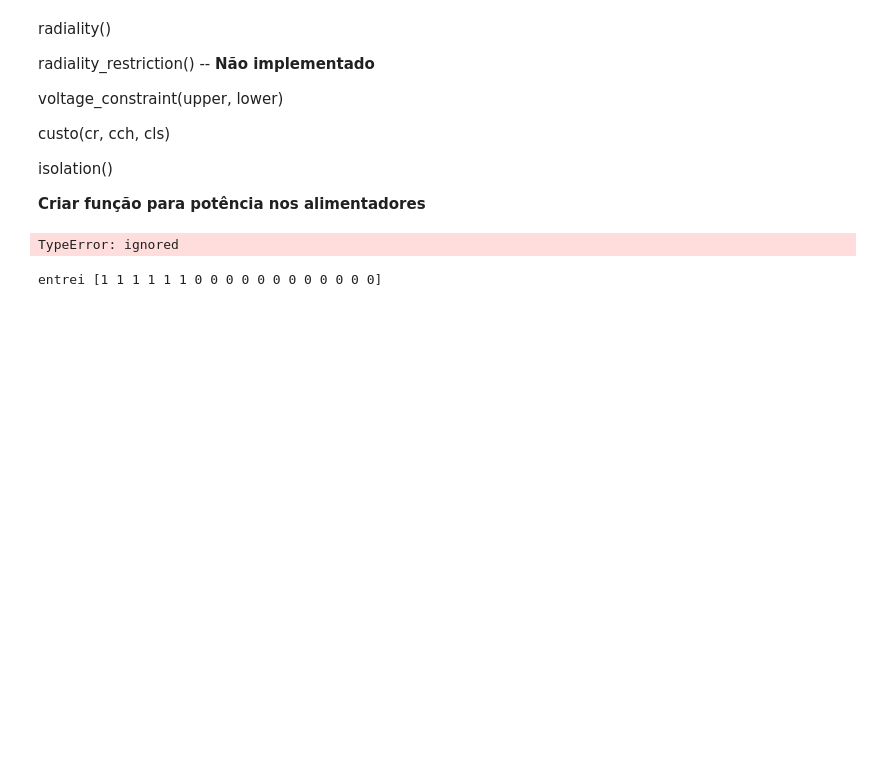
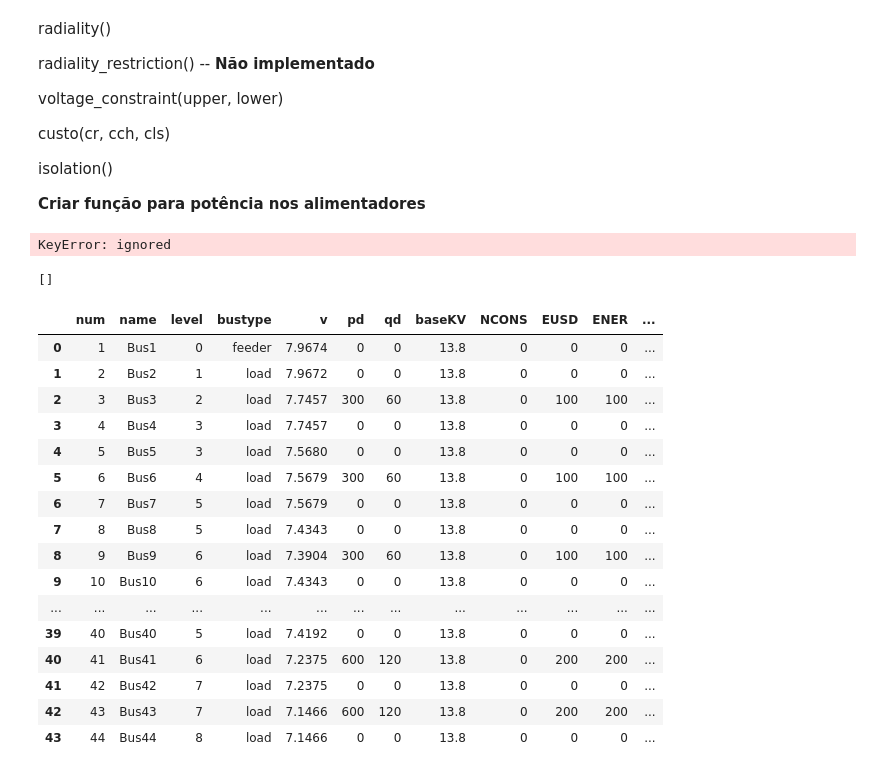
Before and after one commit to TeradaZenichi/dnotools, a Jupyter notebook: Fluxo_de_carga_radial.ipynb, the cells around one changed output. Drawn from its saved outputs; the diff is of its cells as text; code cells hidden in the pictures; blank space fills up the shorter version.

```diff
--- a/Fluxo_de_carga_radial.ipynb
+++ b/Fluxo_de_carga_radial.ipynb
@@ -291,13 +291,12 @@ isolation()
 par['zone_status'][9] = 1
 BTmax = 10        #argumento da função
 sol = np.zeros(len(swt), dtype=int)
+(radial, level, buslv, netlv, swtlv) = radiality()
 states()
-current_cost = custo(cr, cch, cls)
+best_cost = custo(cr, cch, cls)
 iter = 0
 bestiter = 0
 tabulist = list()
-# %% [output]
-TypeError: ignored
 # %%
 # Busca de soluções vizinhas
 for i in range(0,len(swt)):
@@ -310,19 +309,45 @@ for i in range(0,len(swt)):
     if radial is True:
       states()
       if isolation() is False:
-        print('entrei aqui', neighbor)
         tabulist.append(int_value)
         break
-      elif voltage_constraint(1.05, 0.80) is False:
-        print('entrei', neighbor)
+      elif voltage_constraint(1.05, 0.93) is False:
         tabulist.append(int_value)
         break
       else:
-        if custo(cr, cch, cls) < current_cost:
-          sol = neighbor
+        current_cost = custo(cr, cch, cls)
+        if current_cost < best_cost:
+          best_sol = neighbor
+          best_cost = custo(cr, cch, cls)
           bestiter = iter
     else:
       tabulist.append(int_value)
+
 iter += 1
+sol = best_sol
 # %% [output]
-entrei [1 1 1 1 1 1 0 0 0 0 0 0 0 0 0 0 0 0]
+KeyError: ignored
+# %%
+tabulist
+# %% [output]
+[]
+# %%
+bus
+# %% [output]
+|  | num | name | level | bustype | v | pd | qd | baseKV | NCONS | EUSD | ENER | ... |
+| 0 | 1 | Bus1 | 0 | feeder | 7.9674 | 0 | 0 | 13.8 | 0 | 0 | 0 | ... |
+| 1 | 2 | Bus2 | 1 | load | 7.9672 | 0 | 0 | 13.8 | 0 | 0 | 0 | ... |
+| 2 | 3 | Bus3 | 2 | load | 7.7457 | 300 | 60 | 13.8 | 0 | 100 | 100 | ... |
+| 3 | 4 | Bus4 | 3 | load | 7.7457 | 0 | 0 | 13.8 | 0 | 0 | 0 | ... |
+| 4 | 5 | Bus5 | 3 | load | 7.5680 | 0 | 0 | 13.8 | 0 | 0 | 0 | ... |
+| 5 | 6 | Bus6 | 4 | load | 7.5679 | 300 | 60 | 13.8 | 0 | 100 | 100 | ... |
+| 6 | 7 | Bus7 | 5 | load | 7.5679 | 0 | 0 | 13.8 | 0 | 0 | 0 | ... |
+| 7 | 8 | Bus8 | 5 | load | 7.4343 | 0 | 0 | 13.8 | 0 | 0 | 0 | ... |
+| 8 | 9 | Bus9 | 6 | load | 7.3904 | 300 | 60 | 13.8 | 0 | 100 | 100 | ... |
+| 9 | 10 | Bus10 | 6 | load | 7.4343 | 0 | 0 | 13.8 | 0 | 0 | 0 | ... |
+| ... | ... | ... | ... | ... | ... | ... | ... | ... | ... | ... | ... | ... |
+| 39 | 40 | Bus40 | 5 | load | 7.4192 | 0 | 0 | 13.8 | 0 | 0 | 0 | ... |
+| 40 | 41 | Bus41 | 6 | load | 7.2375 | 600 | 120 | 13.8 | 0 | 200 | 200 | ... |
+| 41 | 42 | Bus42 | 7 | load | 7.2375 | 0 | 0 | 13.8 | 0 | 0 | 0 | ... |
+| 42 | 43 | Bus43 | 7 | load | 7.1466 | 600 | 120 | 13.8 | 0 | 200 | 200 | ... |
+| 43 | 44 | Bus44 | 8 | load | 7.1466 | 0 | 0 | 13.8 | 0 | 0 | 0 | ... |
```
